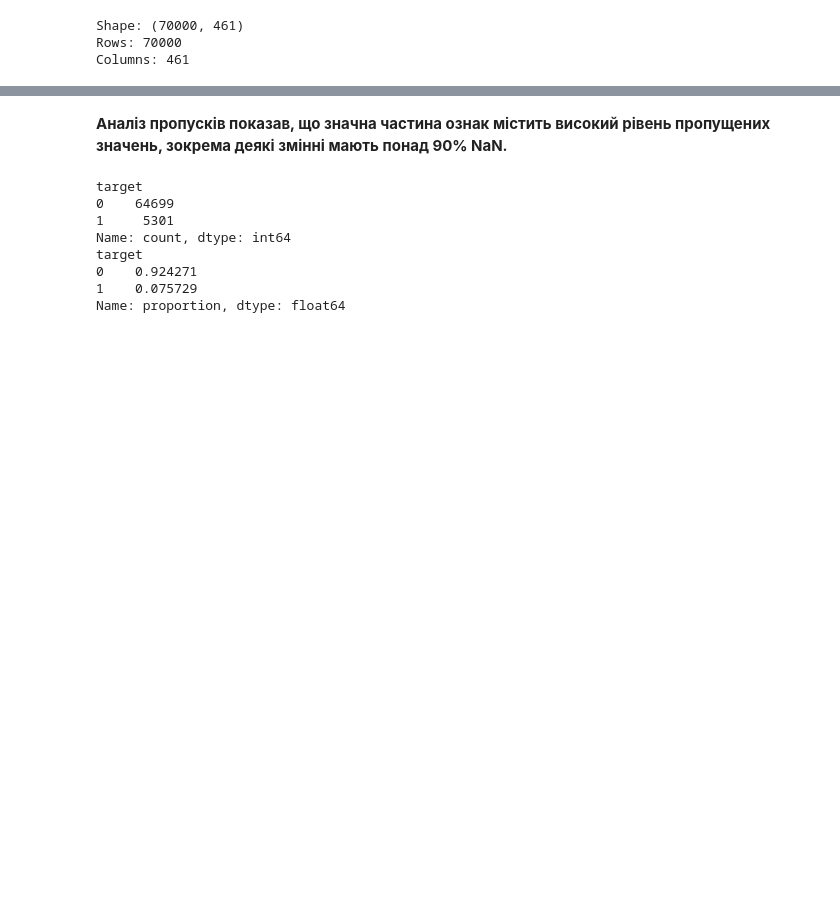
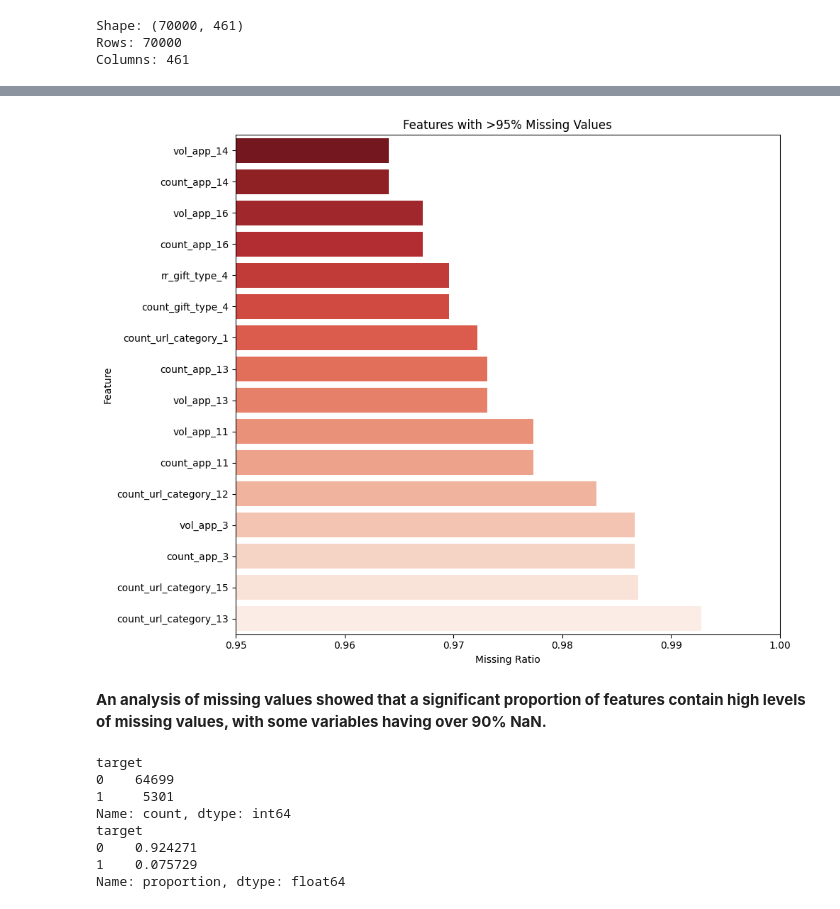
Before and after one commit to nnnnastia/ML_music_challenge, a Jupyter notebook: ML_project.ipynb, the cells around one changed output, grey strips where cells are left out. Drawn from its saved outputs; the diff is of its cells as text; code cells hidden in the pictures; blank space fills up the shorter version.

```diff
--- a/ML_project.ipynb
+++ b/ML_project.ipynb
@@ -111,0 +96,16 @@ dtype: float64
+# %%
+# Proportion of absences
+missing = music_df.isnull().mean().sort_values(ascending=False)
+
+# Select features with more than 95% missing values
+high_missing = (
+    missing[missing > 0.95]
+    .sort_values()
+    .reset_index()
+)
+
+# Rename columns for clarity
+high_missing.columns = ['feature', 'missing_ratio']
+
+# Display missing values
+missing.head(20)
@@ -112 +130,22 @@ dtype: float64
+# %%
+plt.figure(figsize=(10, 8))
+
+sns.barplot(
+    data=high_missing,
+    y='feature',
+    x='missing_ratio',
+    hue='feature',
+    palette='Reds_r',
+    legend=False
+)
+
+plt.xlim(0.95, 1.0)
+plt.xlabel("Missing Ratio")
+plt.ylabel("Feature")
+plt.title("Features with >95% Missing Values")
+
+plt.tight_layout()
+plt.show()
+# %% [output]
+[figure, added]
 # %%
@@ -114,7 +153,7 @@ dtype: float64
 missing_counts = music_df.isnull().sum()
 missing_counts[missing_counts > 0].to_csv("missing_columns.csv")
 # %% [markdown]
-**Аналіз пропусків показав, що значна частина ознак містить високий рівень пропущених значень, зокрема деякі змінні мають понад 90% NaN.**
+**An analysis of missing values showed that a significant proportion of features contain high levels of missing values, with some variables having over 90% NaN.**
 # %%
 # Target Distribution
 target_counts = music_df['target'].value_counts()
```
Also changed, not shown: parts of 62 cells of this notebook, 1 other file.
